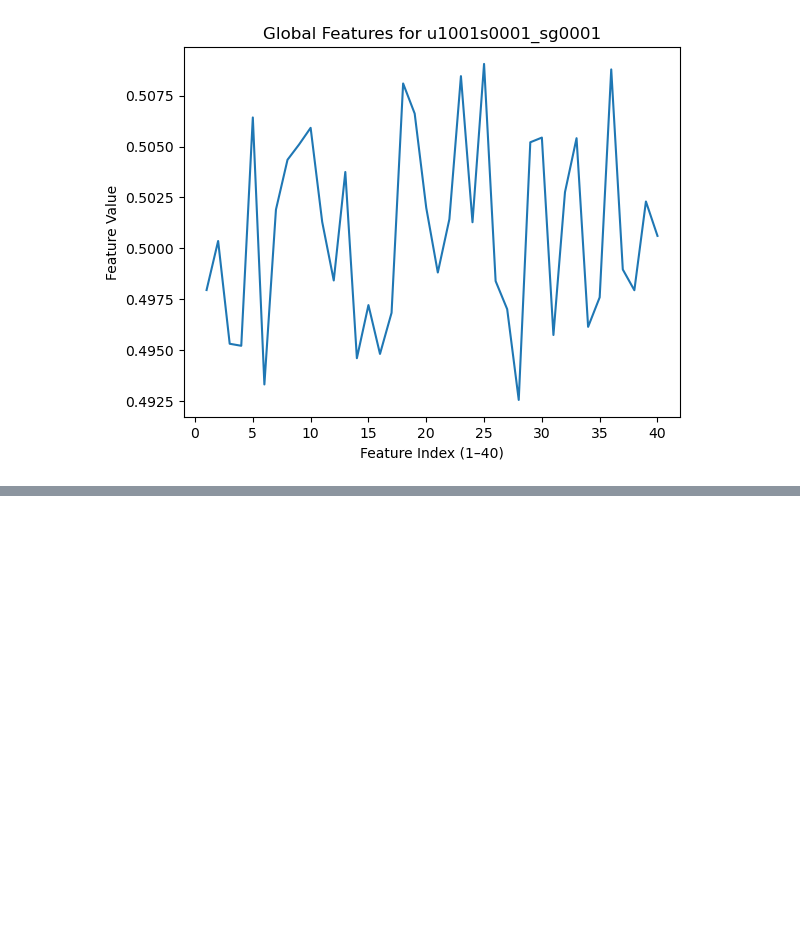
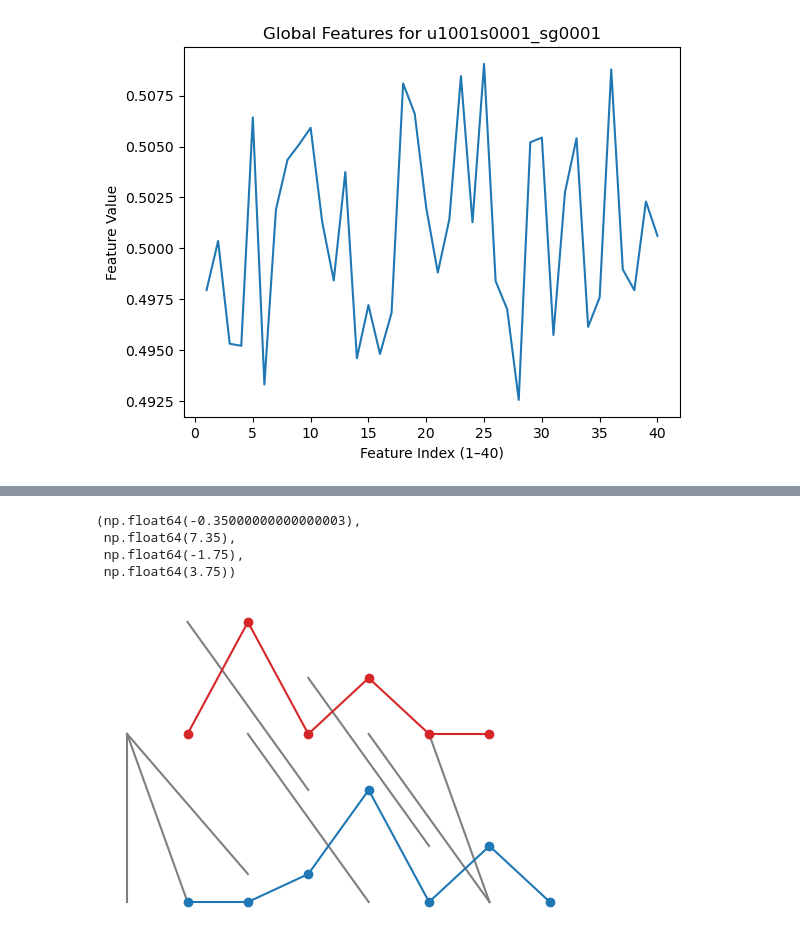
Before and after one commit to matt-truscott/DTW-project, a Jupyter notebook: notebooks/scripts.ipynb, the cells around one changed output, grey strips where cells are left out. Drawn from its saved outputs; the diff is of its cells as text; code cells hidden in the pictures; blank space fills up the shorter version.

```diff
--- a/notebooks/scripts.ipynb
+++ b/notebooks/scripts.ipynb
@@ -154,0 +143,34 @@ plot_signature_trajectory(user=1005, session=1, sample=1)
+# %%
+# Example 2: compute DTW and plot the alignment
+import numpy as np
+import matplotlib.pyplot as plt
+from dtwAlgorithm import dp
+
+# Distance matrix
+N = x.shape[0]
+M = y.shape[0]
+dist_mat = np.zeros((N, M))
+for i in range(N):
+    for j in range(M):
+        dist_mat[i, j] = abs(x[i] - y[j])
+
+# DTW
+path, cost_mat = dp(dist_mat)
+
+# Plot alignment
+plt.figure(figsize=(6, 4))
+for x_i, y_j in path:
+    plt.plot(
+        [x_i, y_j],
+        [x[x_i] + 1.5, y[y_j] - 1.5],
+        c="C7"
+    )
+plt.plot(np.arange(x.shape[0]) + 1, x + 1.5, "-o", c="C3")
+plt.plot(np.arange(y.shape[0]) + 1, y - 1.5, "-o", c="C0")
+plt.axis("off")
+# %% [output]
+(np.float64(-0.35000000000000003),
+ np.float64(7.35),
+ np.float64(-1.75),
+ np.float64(3.75))
+[figure, added]
```
Also changed, not shown: parts of 4 cells of this notebook, 2 other files.
